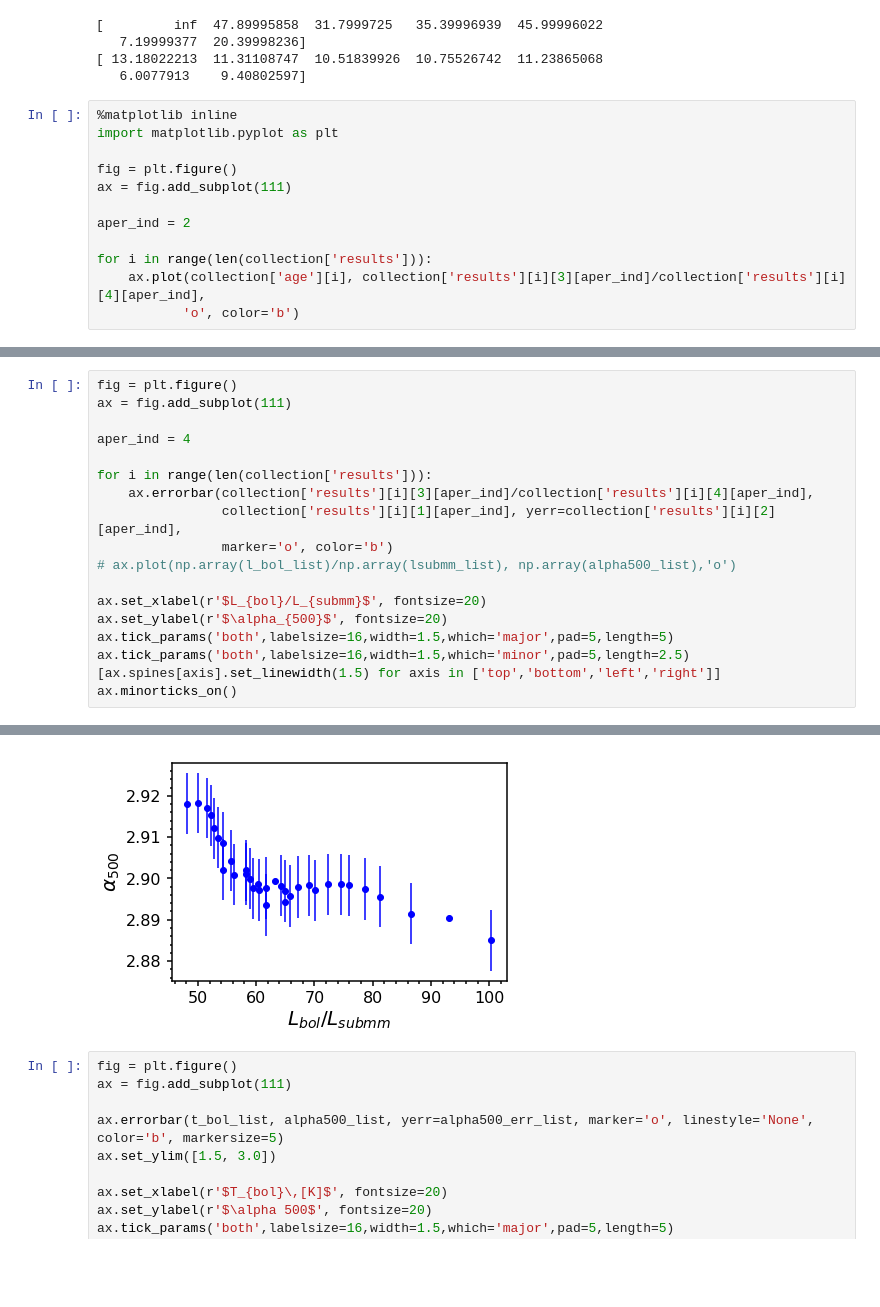
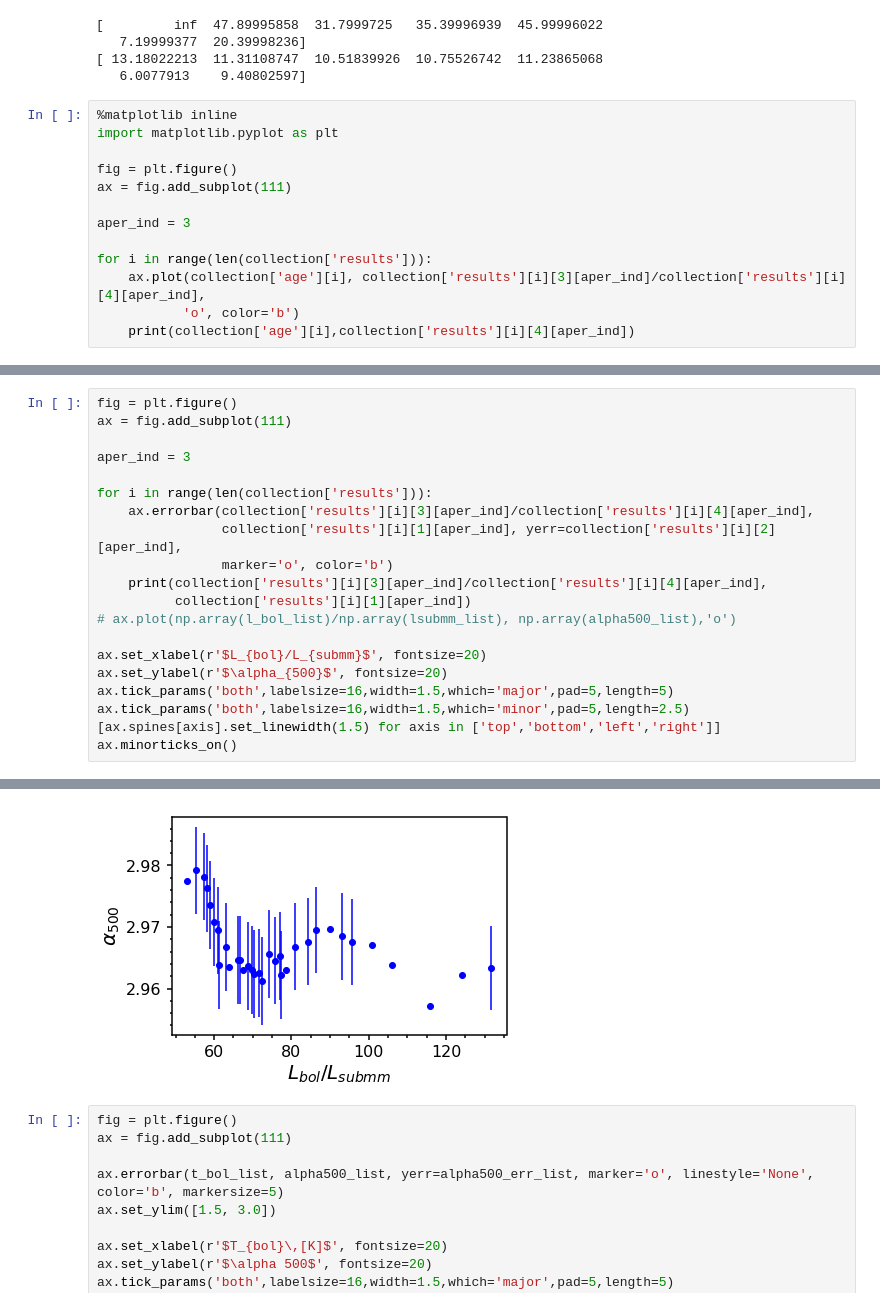
Before and after one commit to yaolun/sa, a Jupyter notebook: cops-spire analyses.ipynb, the cells around one changed output, grey strips where cells are left out. Saved outputs shown, nothing was run; the diff lists cells and outputs as text; blank space fills up the shorter version.

```diff
--- a/cops-spire analyses.ipynb
+++ b/cops-spire analyses.ipynb
@@ -183,9 +167,10 @@ import matplotlib.pyplot as plt
 fig = plt.figure()
 ax = fig.add_subplot(111)
 
-aper_ind = 2
+aper_ind = 3
 
 for i in range(len(collection['results'])):
     ax.plot(collection['age'][i], collection['results'][i][3][aper_ind]/collection['results'][i][4][aper_ind],
            'o', color='b')
+    print(collection['age'][i],collection['results'][i][4][aper_ind])
 # %% [output]
@@ -194,12 +196,14 @@ for i in range(len(collection['results'])):
 fig = plt.figure()
 ax = fig.add_subplot(111)
 
-aper_ind = 4
+aper_ind = 3
 
 for i in range(len(collection['results'])):
     ax.errorbar(collection['results'][i][3][aper_ind]/collection['results'][i][4][aper_ind],
                 collection['results'][i][1][aper_ind], yerr=collection['results'][i][2][aper_ind],
                 marker='o', color='b')
+    print(collection['results'][i][3][aper_ind]/collection['results'][i][4][aper_ind],
+          collection['results'][i][1][aper_ind])
 # ax.plot(np.array(l_bol_list)/np.array(lsubmm_list), np.array(alpha500_list),'o')
 
 ax.set_xlabel(r'$L_{bol}/L_{submm}$', fontsize=20)
@@ -212,4 +233,4 @@ ax.minorticks_on()
-[figure, old version]
+[figure, new version]
 # %%
 fig = plt.figure()
 ax = fig.add_subplot(111)
```
Also changed, not shown: parts of 5 cells of this notebook, 1 other file.
